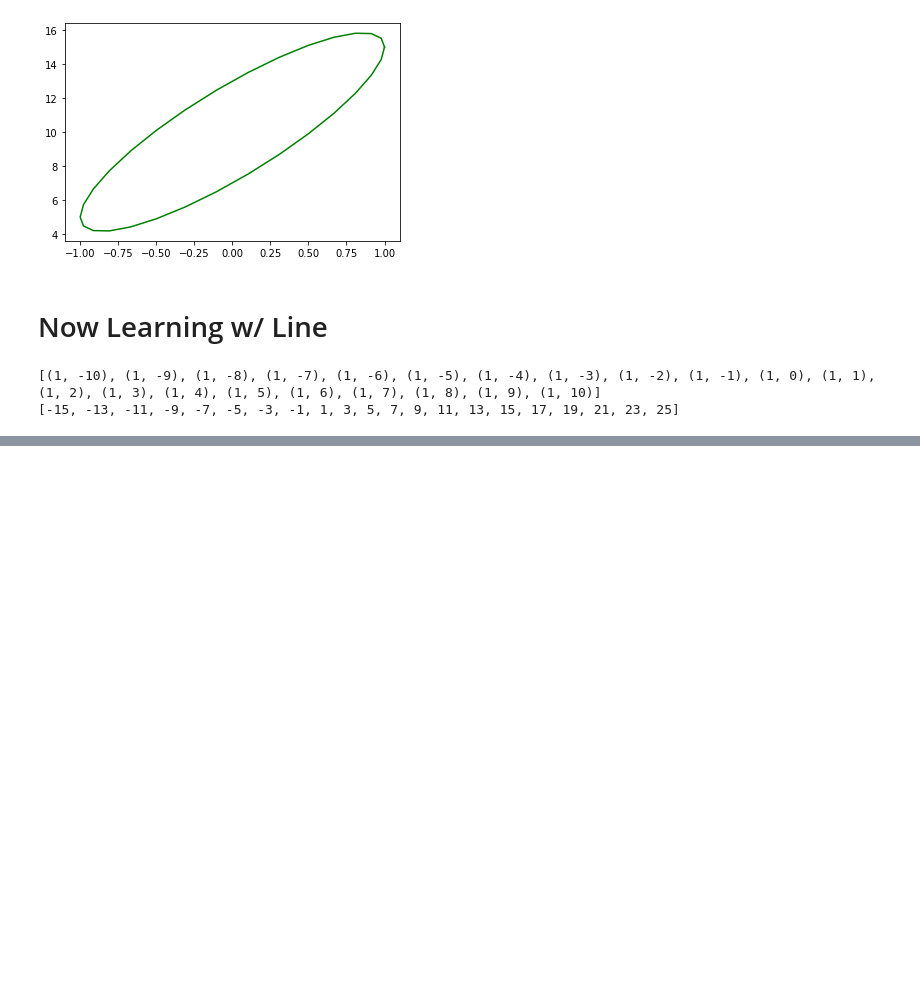
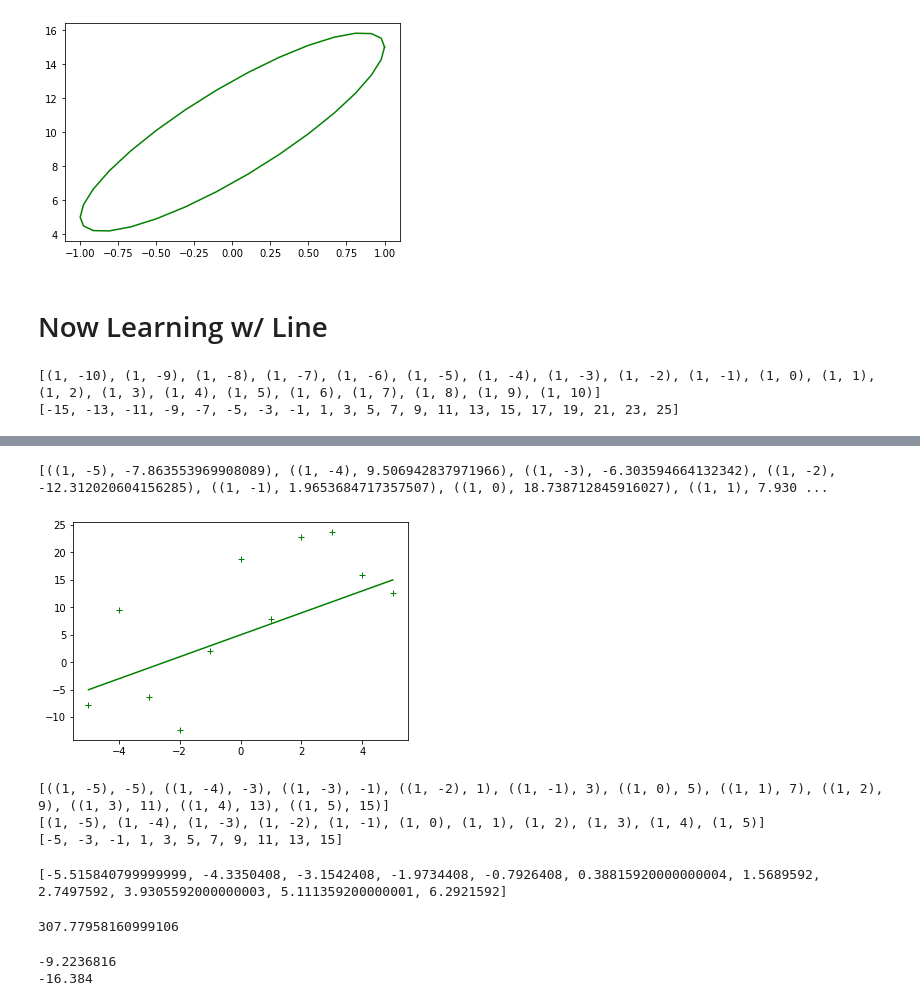
Before and after one commit to everestso/Fall21Spring22, a Jupyter notebook: c191f21_1.ipynb, the cells around one changed output, grey strips where cells are left out. Cells and saved outputs as stored; diff of their text form; code cells hidden in the pictures; blank space fills up the shorter version.

```diff
--- a/c191f21_1.ipynb
+++ b/c191f21_1.ipynb
@@ -121,0 +144,26 @@ plt.show()
+# %%
+## Add Noise
+import random
+import numpy as np
+EPS = 30
+yNoise = [y+random.random()*EPS-EPS/2 for y in Y]
+TrainingData2 = zip(data, yNoise)
+print(list(TrainingData2))
+
+plt.plot(dataX1, Y, "g")
+plt.plot(dataX1, yNoise, "g+")
+plt.show()
+# %% [output]
+[((1, -5), -7.863553969908089), ((1, -4), 9.506942837971966), ((1, -3), -6.303594664132342), ((1, -2), -12.312020604156285), ((1, -1), 1.9653684717357507), ((1, 0), 18.738712845916027), ((1, 1), 7.930 ...
+[figure, added]
+# %%
+data = [((1, -5), -5), ((1, -4), -3), ((1, -3), -1), ((1, -2), 1), ((1, -1), 3), ((1, 0), 5), ((1, 1), 7), ((1, 2), 9), ((1, 3), 11), ((1, 4), 13), ((1, 5), 15)]
+print(data)
+X = [d for d,_ in data]
+Y = [y for _, y in data]
+print(X)
+print(Y)
+# %% [output]
+[((1, -5), -5), ((1, -4), -3), ((1, -3), -1), ((1, -2), 1), ((1, -1), 3), ((1, 0), 5), ((1, 1), 7), ((1, 2), 9), ((1, 3), 11), ((1, 4), 13), ((1, 5), 15)]
+[(1, -5), (1, -4), (1, -3), (1, -2), (1, -1), (1, 0), (1, 1), (1, 2), (1, 3), (1, 4), (1, 5)]
+[-5, -3, -1, 1, 3, 5, 7, 9, 11, 13, 15]
@@ -121,0 +173,22 @@ plt.show()
+# %%
+# Calculate Predicted
+
+yPredicted = [F(model, x) for x in X]
+print(yPredicted)
+# %% [output]
+[-5.515840799999999, -4.3350408, -3.1542408, -1.9734408, -0.7926408, 0.38815920000000004, 1.5689592, 2.7497592, 3.9305592000000003, 5.111359200000001, 6.2921592]
+# %%
+# Evaluate Model
+Error = sum([(r-y)**2.0 for r,y in zip(Y, yPredicted)])
+print(Error)
+# %% [output]
+307.77958160999106
+# %%
+deltaX0 = 1/len(Y)*sum( [(-2*(r-y)*x[0]) for r,y,x in zip(Y, yPredicted, X)] )
+deltaX1 = 1/len(Y)*sum( [(-2*(r-y)*x[1]) for r,y,x in zip(Y, yPredicted, X)] )
+
+print(deltaX0)
+print(deltaX1)
+# %% [output]
+-9.2236816
+-16.384
```
Also changed, not shown: parts of 9 cells of this notebook.
